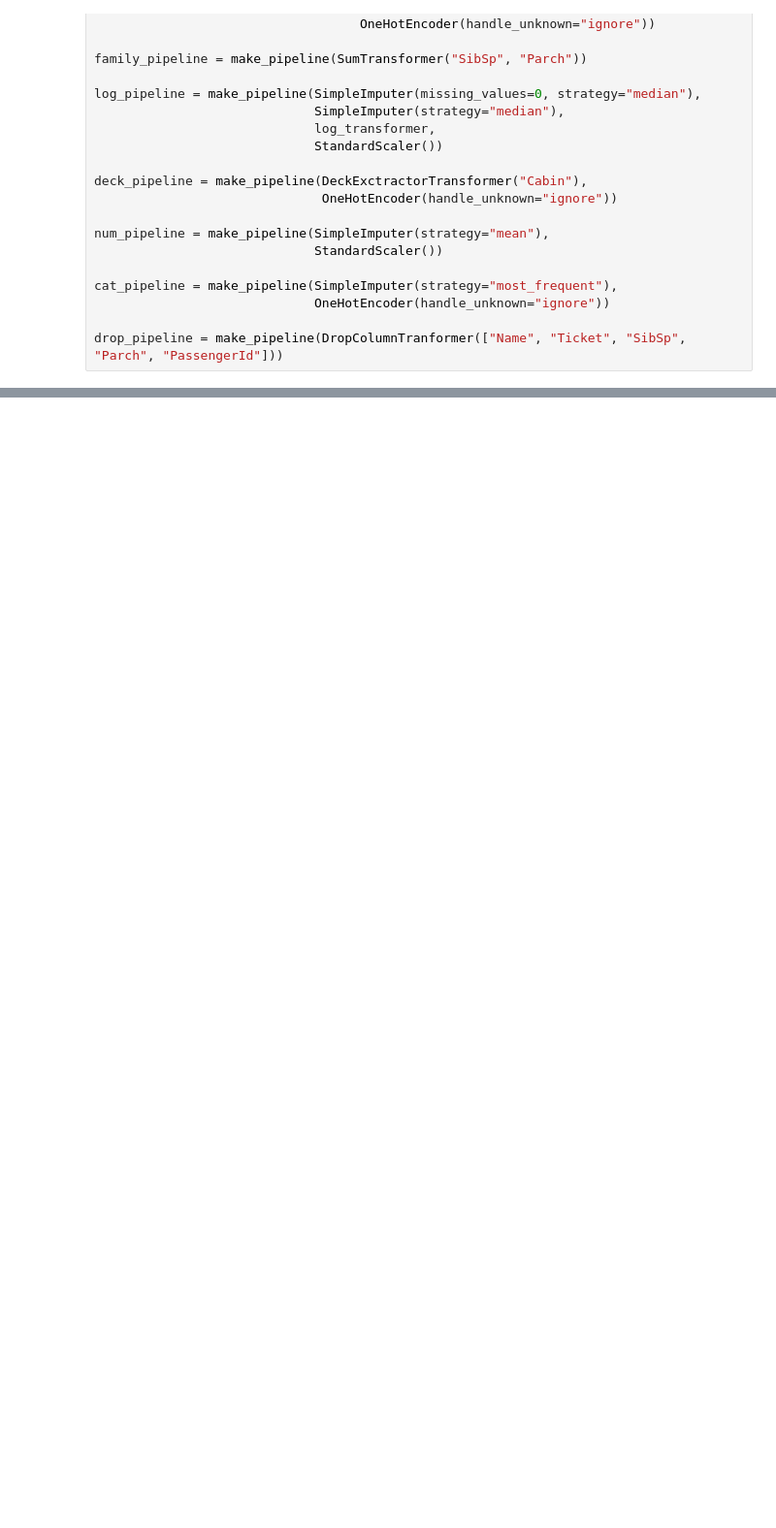
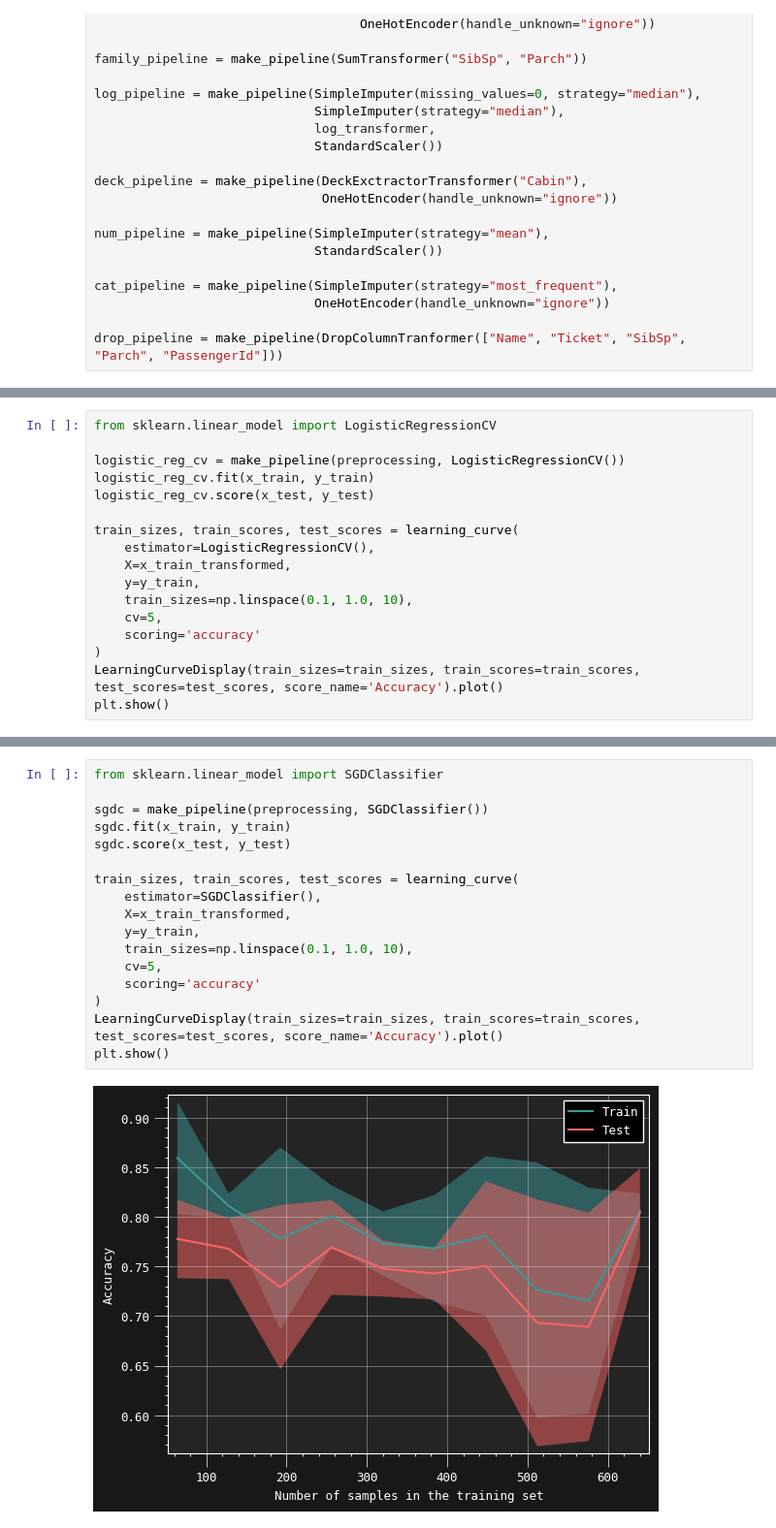
Before and after one commit to Homanloo/Titanic-Survival, a Jupyter notebook: Models.ipynb, the cells around one changed output, grey strips where cells are left out. Shown: that part at 97% size. Cells and saved outputs as stored; diff of their text form; blank space fills up the shorter version.

```diff
--- a/Models.ipynb
+++ b/Models.ipynb
@@ -166,0 +183,17 @@ pd.DataFrame(x_train_transformed, columns=feature_names)
+# %%
+from sklearn.linear_model import LogisticRegressionCV
+
+logistic_reg_cv = make_pipeline(preprocessing, LogisticRegressionCV())
+logistic_reg_cv.fit(x_train, y_train)
+logistic_reg_cv.score(x_test, y_test)
+
+train_sizes, train_scores, test_scores = learning_curve(
+    estimator=LogisticRegressionCV(),
+    X=x_train_transformed,
+    y=y_train,
+    train_sizes=np.linspace(0.1, 1.0, 10),
+    cv=5,
+    scoring='accuracy'
+)
+LearningCurveDisplay(train_sizes=train_sizes, train_scores=train_scores, test_scores=test_scores, score_name='Accuracy').plot()
+plt.show()
@@ -166,0 +202,19 @@ pd.DataFrame(x_train_transformed, columns=feature_names)
+# %%
+from sklearn.linear_model import SGDClassifier
+
+sgdc = make_pipeline(preprocessing, SGDClassifier())
+sgdc.fit(x_train, y_train)
+sgdc.score(x_test, y_test)
+
+train_sizes, train_scores, test_scores = learning_curve(
+    estimator=SGDClassifier(),
+    X=x_train_transformed,
+    y=y_train,
+    train_sizes=np.linspace(0.1, 1.0, 10),
+    cv=5,
+    scoring='accuracy'
+)
+LearningCurveDisplay(train_sizes=train_sizes, train_scores=train_scores, test_scores=test_scores, score_name='Accuracy').plot()
+plt.show()
+# %% [output]
+[figure, added]
```
Also changed, not shown: parts of 9 cells of this notebook.
